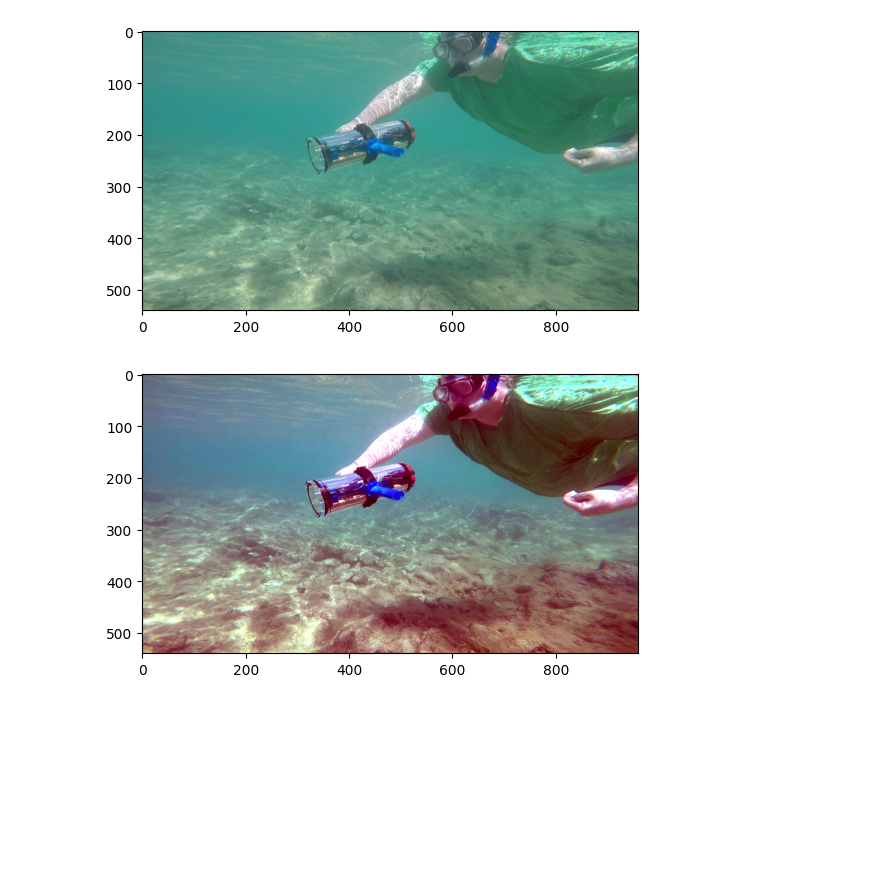
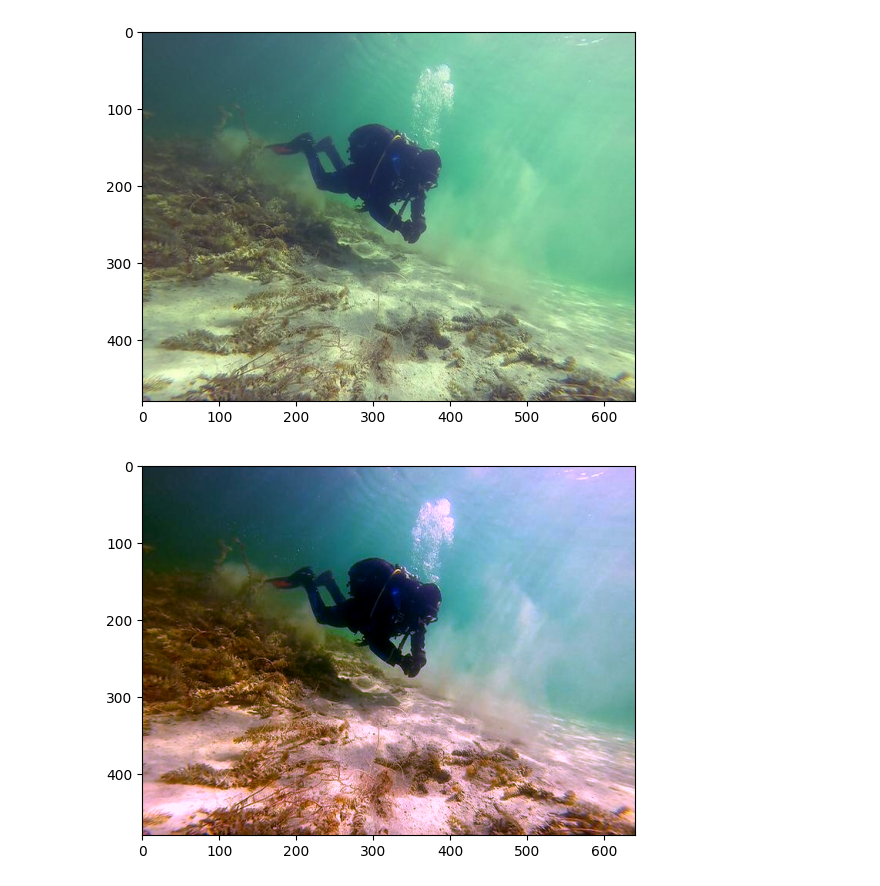
Before and after one commit to rahim-khan-iitg/underwater-image-enhancement, a Jupyter notebook: code/reference_6.ipynb, the cells around one changed output. Drawn from its saved outputs; the diff is of its cells as text; code cells hidden in the pictures; blank space fills up the shorter version.

```diff
--- a/code/reference_6.ipynb
+++ b/code/reference_6.ipynb
@@ -5,11 +5,11 @@ from matplotlib import pyplot as plt
 from scipy.signal import convolve2d
 from scipy.ndimage import gaussian_filter
 # %%
-img=io.imread("../images/d_r_122_.jpg")
+img=io.imread("../images/d_r_58_.jpg")
 plt.imshow(img)
 plt.show()
 # %% [output]
-[figure, old version]
+[figure, new version]
 # %%
 # filters
 laplacian_filter=np.array([[0,1,0],[1,-4,1],[0,1,0]])
@@ -111,11 +111,11 @@ def get_corrected_image(img:np.ndarray,mu:float)->np.ndarray:
     corrected_image=np.stack([R_corrected,G_corrected,B_corrected],axis=-1)
     return corrected_image
 # %%
-corrected_img=get_corrected_image(img,25)
+corrected_img=get_corrected_image(img,10)
 plt.imshow(corrected_img)
 plt.show()
 # %% [output]
-[figure, old version]
+[figure, new version]
 # %%
 hsv_img=color.rgb2hsv(corrected_img)
 # %%
```
Also changed, not shown: parts of 6 cells of this notebook, 2 other files.
